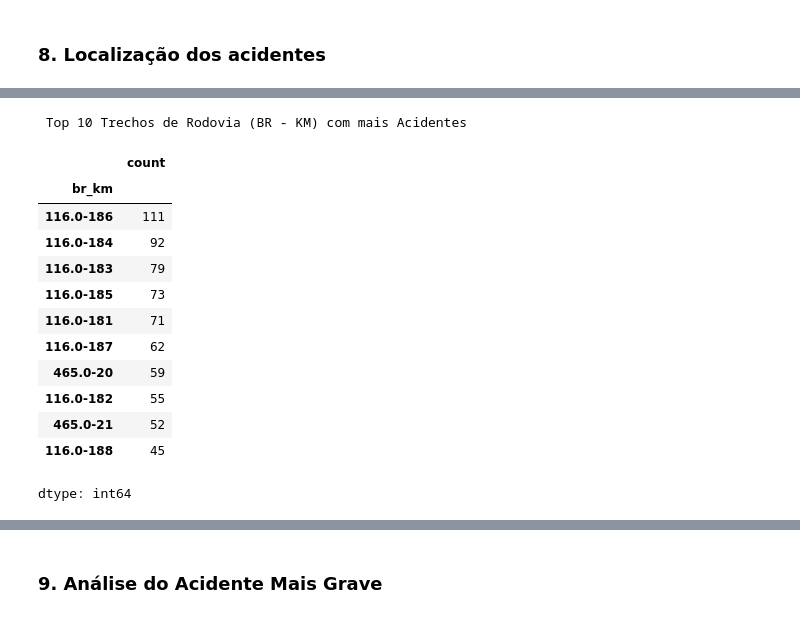
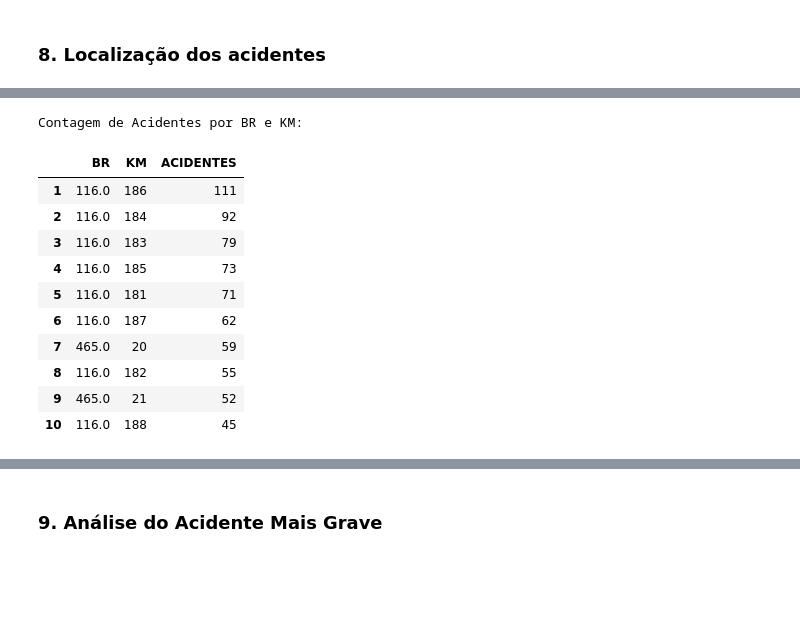
Before and after one commit to JoaoSchneiderr/Minera-o-de-Dados, a Jupyter notebook: notebooks/Getting_started_with_google_colab_ai.ipynb, the cells around one changed output, grey strips where cells are left out. Drawn from its saved outputs; the diff is of its cells as text; code cells hidden in the pictures; blank space fills up the shorter version.

```diff
--- a/notebooks/Getting_started_with_google_colab_ai.ipynb
+++ b/notebooks/Getting_started_with_google_colab_ai.ipynb
@@ -226,23 +442,27 @@ display(acidentes_por_br)
-# %%
-print("\n Top 10 Trechos de Rodovia (BR - KM) com mais Acidentes ")
-nova_iguacu_df['br_km'] = nova_iguacu_df['br'].astype(str) + '-' + nova_iguacu_df['km'].astype(str)
-acidentes_por_br_km = nova_iguacu_df['br_km'].value_counts().head(10)
-display(acidentes_por_br_km)
-# %% [output]
- Top 10 Trechos de Rodovia (BR - KM) com mais Acidentes
-|  | count |
-| br_km |  |
-| 116.0-186 | 111 |
-| 116.0-184 | 92 |
-| 116.0-183 | 79 |
-| 116.0-185 | 73 |
-| 116.0-181 | 71 |
-| 116.0-187 | 62 |
-| 465.0-20 | 59 |
-| 116.0-182 | 55 |
-| 465.0-21 | 52 |
-| 116.0-188 | 45 |
-dtype: int64
+# %%
+df_br_km_acidentes = acidentes_por_br_km.reset_index()
+df_br_km_acidentes.columns = ['br_km_', 'ACIDENTES']
+
+df_br_km_acidentes[['BR', 'KM']] = df_br_km_acidentes['br_km_'].str.split('-', expand=True)
+
+df_br_km_acidentes = df_br_km_acidentes[['BR', 'KM', 'ACIDENTES']]
+df_br_km_acidentes.index = df_br_km_acidentes.index + 1
+
+print("\nContagem de Acidentes por BR e KM:")
+display(df_br_km_acidentes)
+# %% [output]
+Contagem de Acidentes por BR e KM:
+|  | BR | KM | ACIDENTES |
+| 1 | 116.0 | 186 | 111 |
+| 2 | 116.0 | 184 | 92 |
+| 3 | 116.0 | 183 | 79 |
+| 4 | 116.0 | 185 | 73 |
+| 5 | 116.0 | 181 | 71 |
+| 6 | 116.0 | 187 | 62 |
+| 7 | 465.0 | 20 | 59 |
+| 8 | 116.0 | 182 | 55 |
+| 9 | 465.0 | 21 | 52 |
+| 10 | 116.0 | 188 | 45 |
 # %%
 print("\n Análise de Pontos Críticos por Latitude e Longitude (Top 10 mais frequentes)")
 nova_iguacu_df['lat_lon'] = nova_iguacu_df['latitude'].astype(str) + ',' + nova_iguacu_df['longitude'].astype(str)
```
Also changed, not shown: parts of 31 cells of this notebook.
